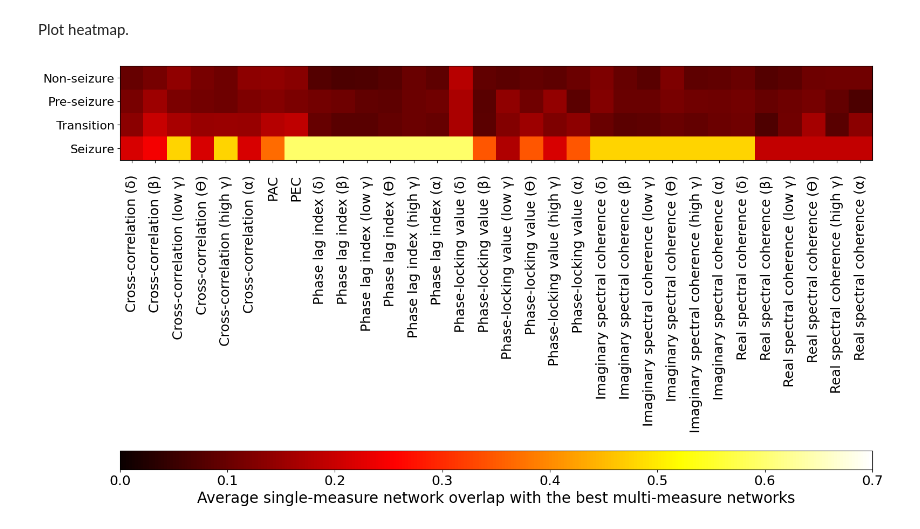
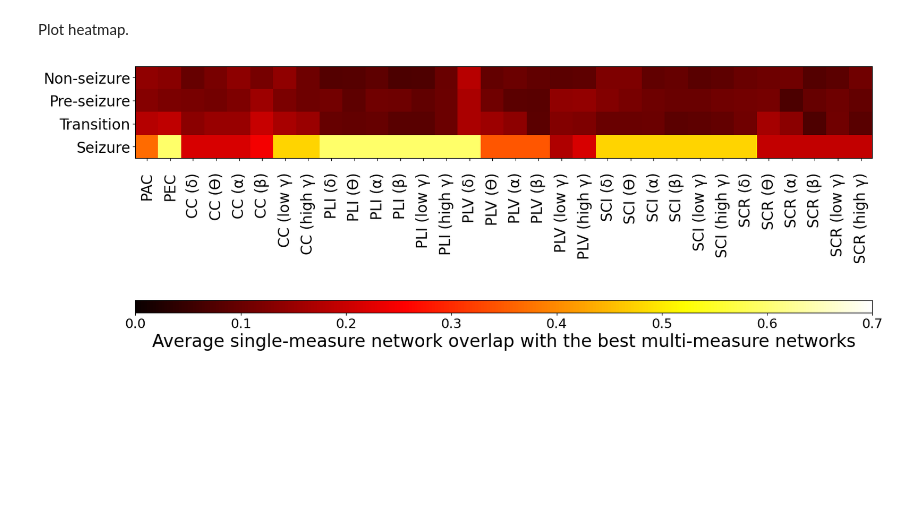
Before and after one commit to ivkarla/connectivity_change, a Jupyter notebook: notebooks/connectivity_measure_ranking.ipynb, the cells around one changed output. Saved outputs shown, nothing was run; the diff lists cells and outputs as text; code cells hidden in the pictures; blank space fills up the shorter version.

```diff
--- a/notebooks/connectivity_measure_ranking.ipynb
+++ b/notebooks/connectivity_measure_ranking.ipynb
@@ -29,12 +29,22 @@ band_subs = {
 }
 
 # Dictionary for connectivity method substitutions
+# cm_subs = {
+#     "SC_R": "Real spectral coherence",
+#     "SC_I": "Imaginary spectral coherence",
+#     "PLV": "Phase-locking value",
+#     "PLI": "Phase lag index",
+#     "CC": "Cross-correlation",
+#     "PAC": "PAC",
+#     "PEC": "PEC"
+# }
+
 cm_subs = {
-    "SC_R": "Real spectral coherence",
-    "SC_I": "Imaginary spectral coherence",
-    "PLV": "Phase-locking value",
-    "PLI": "Phase lag index",
-    "CC": "Cross-correlation",
+    "SC_R": "SCR",
+    "SC_I": "SCI",
+    "PLV": "PLV",
+    "PLI": "PLI",
+    "CC": "CC",
     "PAC": "PAC",
     "PEC": "PEC"
 }
@@ -177,35 +224,35 @@ Sort the results dictionary for readibility.
 # %% [markdown]
 Plot heatmap.
 # %%
-sorted_grouped_means = {key: grouped_means[key] for key in sorted(grouped_means)}
+# grouped_means = {key: grouped_means[key] for key in sorted(grouped_means)} # Sorting the measures alphabetically
 
-a = np.vstack(tuple(list(sorted_grouped_means.values()))).T
+a = np.vstack(tuple(list(grouped_means.values()))).T
 
-method_order = [substitute_bands(substitute_cm(cm_label)) for cm_label in list(sorted_grouped_means.keys())]
+method_order = [substitute_bands(substitute_cm(cm_label)) for cm_label in list(grouped_means.keys())]
 
-fig = plt.figure(figsize=(18, 20))
+fig = plt.figure(figsize=(18, 10))
 ax = fig.add_subplot()
 
 # Setting y-axis ticks and labels
 ax.set_yticks(list(range(4)))
-ax.set_yticklabels(['Non-seizure', 'Pre-seizure', 'Transition', 'Seizure'], size=16)
+ax.set_yticklabels(['Non-seizure', 'Pre-seizure', 'Transition', 'Seizure'], size=20)
 
 # Setting x-axis ticks and labels
 ax.set_xticks(list(range(32)))
-ax.set_xticklabels(method_order, rotation=90, size=18)
+ax.set_xticklabels(method_order, rotation=90, size=20)
 
 # Move x-axis labels downwards
 for tick in ax.get_xticklabels():
     tick.set_verticalalignment('top')
     tick.set_position((tick.get_position()[0], -0.1))  # Adjust the second value to move labels down
 
 plt.grid(False)
 hm = plt.imshow(a, cmap='hot', interpolation='nearest')
-cb = plt.colorbar(hm, orientation="horizontal", pad=0.35, aspect=40)
+cb = plt.colorbar(hm, orientation="horizontal", pad=0.35, aspect=60)
 cb.ax.tick_params(labelsize=18)
-cb.set_label('Average single-measure network overlap with the best multi-measure networks', size=20)
+cb.set_label('Average single-measure network overlap with the best multi-measure networks', size=24)
 plt.clim(0.0, 0.7)
 plt.savefig(main_folder + 'Fig4_heatmap.png', bbox_inches='tight')
 plt.show()
 # %% [output]
-[figure, old version]
+[figure, new version]
```
Also changed, not shown: parts of 3 cells of this notebook.
